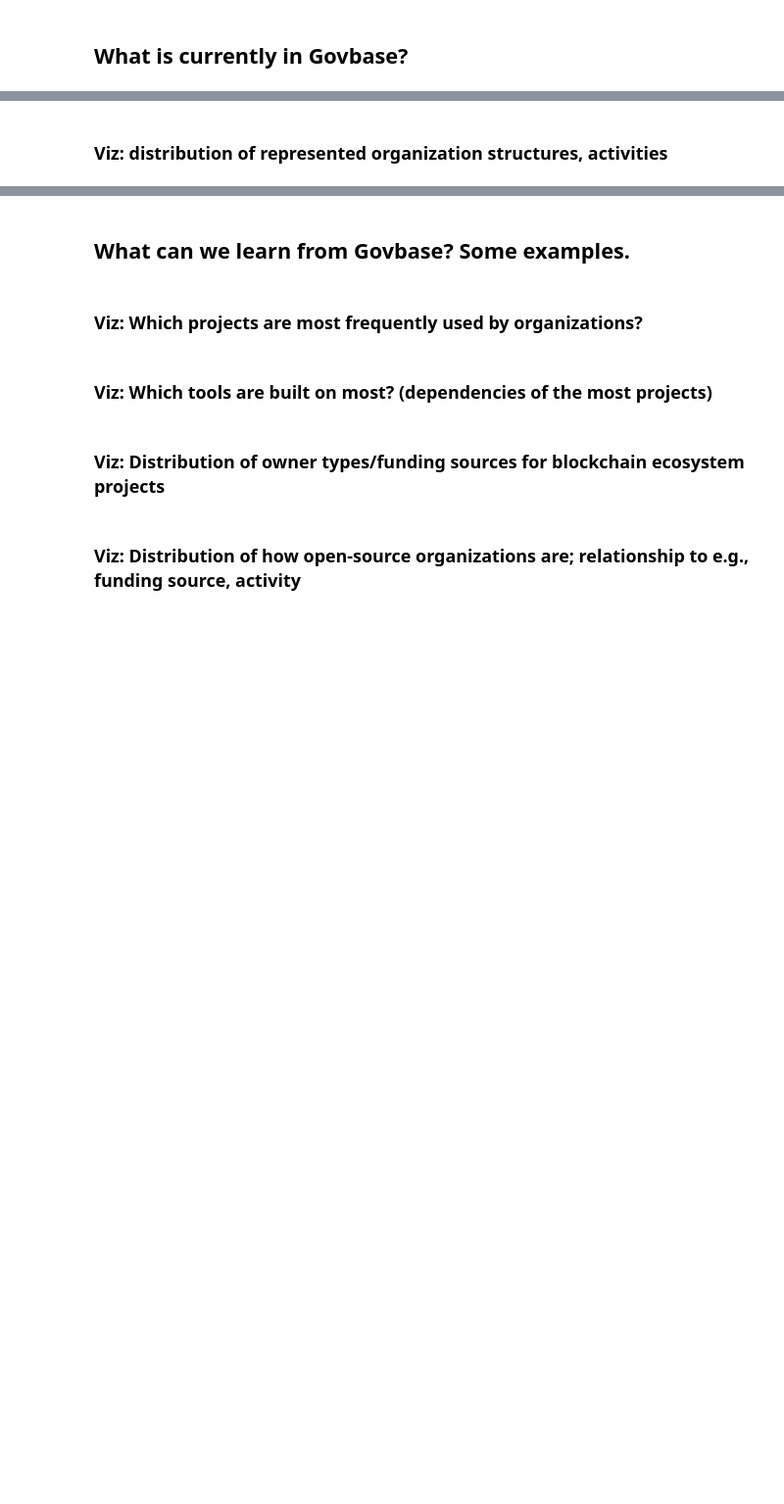
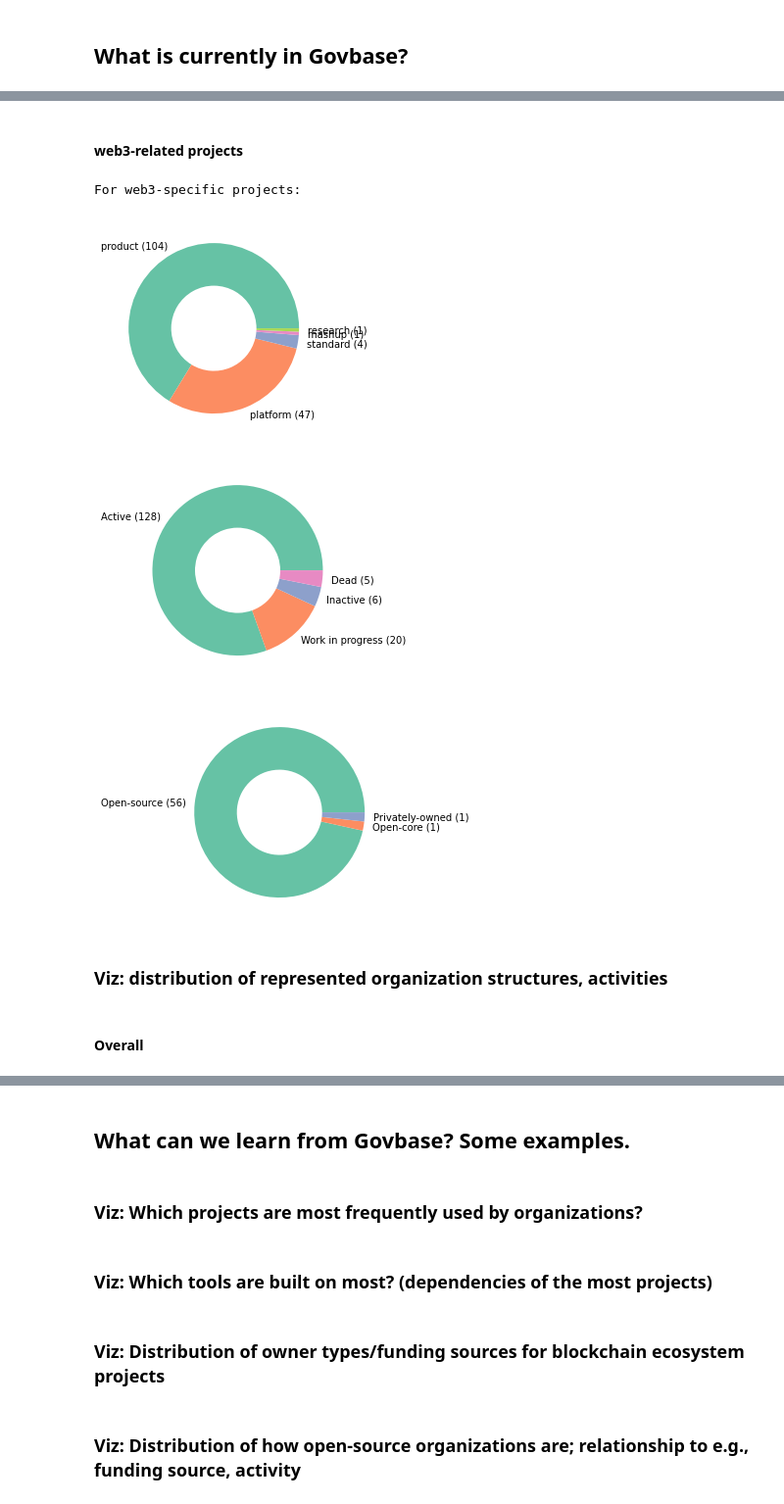
Before and after one commit to notchia/metagov, a Jupyter notebook: how_to_use_govbase.ipynb, the cells around one changed output, grey strips where cells are left out. Shown at 98% size. Drawn from its saved outputs; the diff is of its cells as text; code cells hidden in the pictures; blank space fills up the shorter version.

Commit message:
add pie charts

```diff
--- a/how_to_use_govbase.ipynb
+++ b/how_to_use_govbase.ipynb
@@ -83,2 +133,22 @@ df_projects
+# %% [markdown]
+#### web3-related projects
+# %%
+# Breakdown for web3-related projects
+web3Tags = ['blockchain ecosystem', 'DAO ecosystem', 'DeFi']
+df_tmp = df_projects.loc[pd.notnull(df_projects['Tags'])]
+df_projects_web3 = df_tmp.loc[df_tmp['Tags'].apply(lambda tags: any(x in tags for x in web3Tags))]
+# %%
+for col in ['Category', 'Status', 'Project ownership type']:
+    vals = df_projects_web3[col].value_counts()
+    plt.figure()
+    labels = [f"{k} ({v})" for k, v in vals.items()]
+    fig = plt.pie(vals, labels=labels, colors=sns.color_palette("Set2"), wedgeprops=dict(width=0.5))
+# %% [output]
+For web3-specific projects:
+[figure, added]
+[figure, added]
+[figure, added]
 # %% [markdown]
 ### **Viz**: distribution of represented organization structures, activities
+# %% [markdown]
+#### Overall
```
Also changed, not shown: parts of 11 cells of this notebook.
